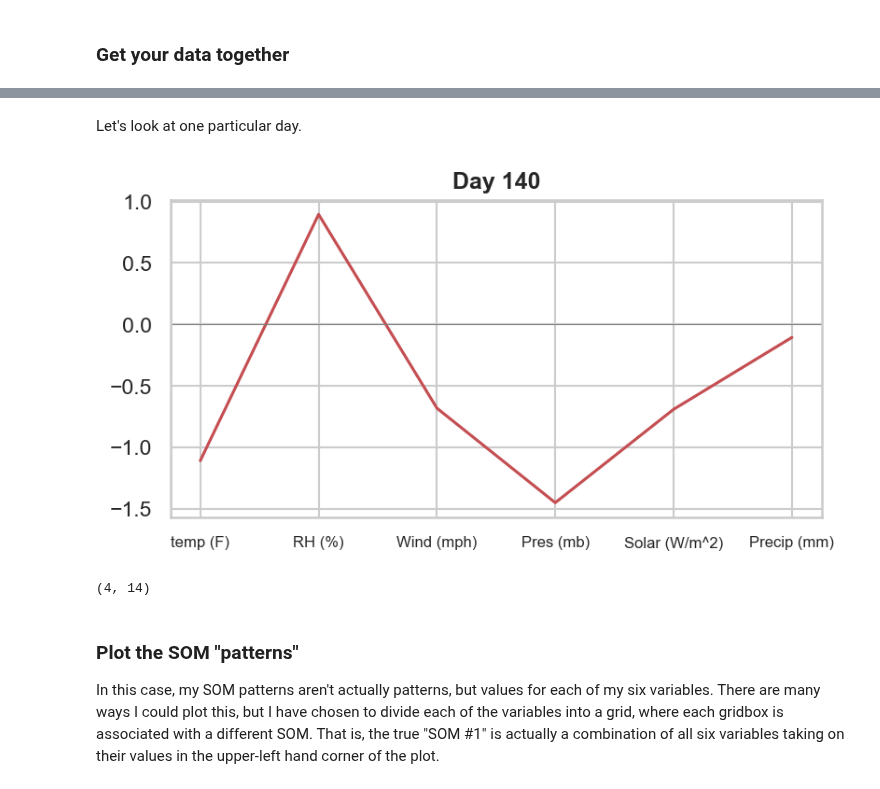
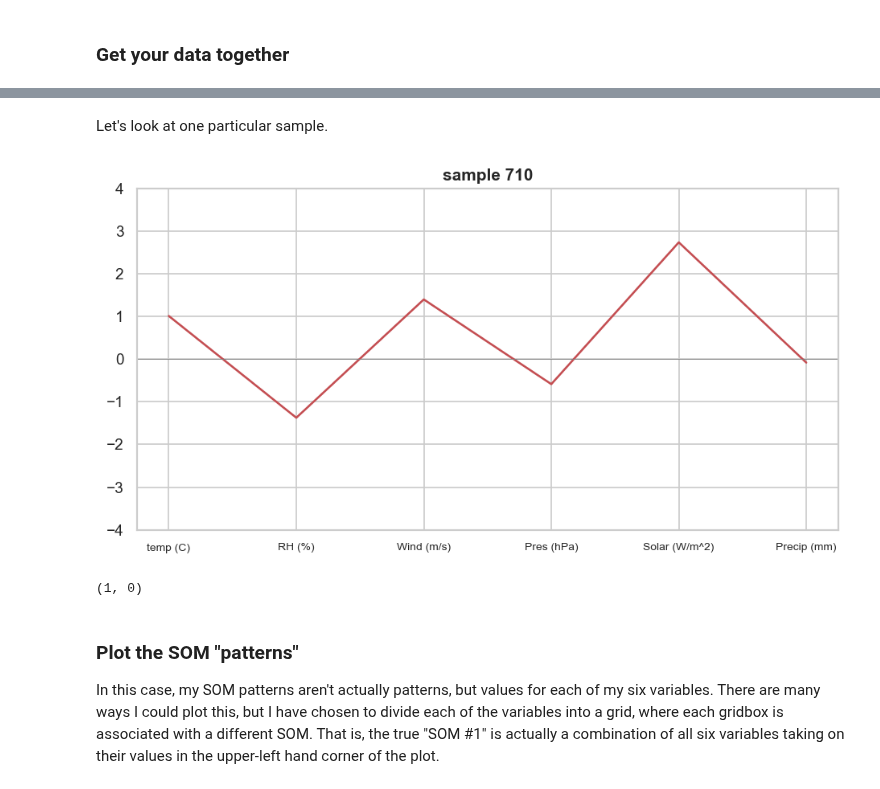
Before and after one commit to kjmayer/ats655-coursematerial, a Jupyter notebook: jupyter_notebooks/som_christman-minisom.ipynb, the cells around one changed output, grey strips where cells are left out. Drawn from its saved outputs; the diff is of its cells as text; code cells hidden in the pictures.

```diff
--- a/jupyter_notebooks/som_christman-minisom.ipynb
+++ b/jupyter_notebooks/som_christman-minisom.ipynb
@@ -66,2 +115,11 @@ dim = (15,15)
+# %%
+# normalize the data
+data = (data - np.mean(data,axis=0))/np.std(data,axis=0)
 # %%
-som = MiniSom(dim[0],dim[1],np.shape(data)[1], sigma=1.5, learning_rate = .1, neighborhood_function='gaussian')
+# make initial SOM shape
+dim = (8,8)
+som = MiniSom(dim[0],dim[1],np.shape(data)[1], sigma=1.0, learning_rate = .01, neighborhood_function='gaussian')
+
+# more like k-means
+# dim = (2,2)
+# som = MiniSom(dim[0],dim[1],np.shape(data)[1], sigma=.2, learning_rate = .1, neighborhood_function='gaussian')
@@ -70,3 +125,0 @@ som.pca_weights_init(data)
-# %%
-# som.train_random(data, 500, verbose=True)
-som.train_batch(data,10000, verbose=True)
@@ -76,0 +130,2 @@ som.train_batch(data,10000, verbose=True)
+# %%
+som.train_random(data, 50000, verbose=True) # train over a random group of data
@@ -87,19 +146,20 @@ np.shape(dataNeurons)
 # %% [markdown]
-Let's look at one particular day.
+Let's look at one particular sample.
 # %%
-day = 140
-plt.figure(figsize=(6,3))
-plt.plot((data[day,:]-np.mean(data,axis=0))/np.std(data,axis=0), color='r')
+sample = 710#4#710
+plt.figure(figsize=(12*.75,6*.75))
+plt.plot(data[sample,:], color='r')
 #plt.plot(np.mean(data,axis=0),'--',color='k')
 plt.xticks(np.arange(len(names)),names, fontsize = 8)
-plt.title('Day ' + str(day))
+plt.title('sample ' + str(sample))
 plt.axhline(color='gray',linewidth=.5)
+plt.ylim(-4,4)
 plt.show()
-neuron_day = som.winner(data[day,:])
-print(neuron_day)
+neuron_sample = som.winner(data[sample,:])
+print(neuron_sample)
 # %% [output]
-[figure, old version]
+[figure, new version]
-(4, 14)
+(1, 0)
 # %% [markdown]
 ### Plot the SOM "patterns"
 In this case, my SOM patterns aren't actually patterns, but values for each of my six variables. There are many ways I could plot this, but I have chosen to divide each of the variables into a grid, where each gridbox is associated with a different SOM. That is, the true "SOM #1" is actually a combination of all six variables taking on their values in the upper-left hand corner of the plot.
```
Also changed, not shown: parts of 24 cells of this notebook, 3 other files.
